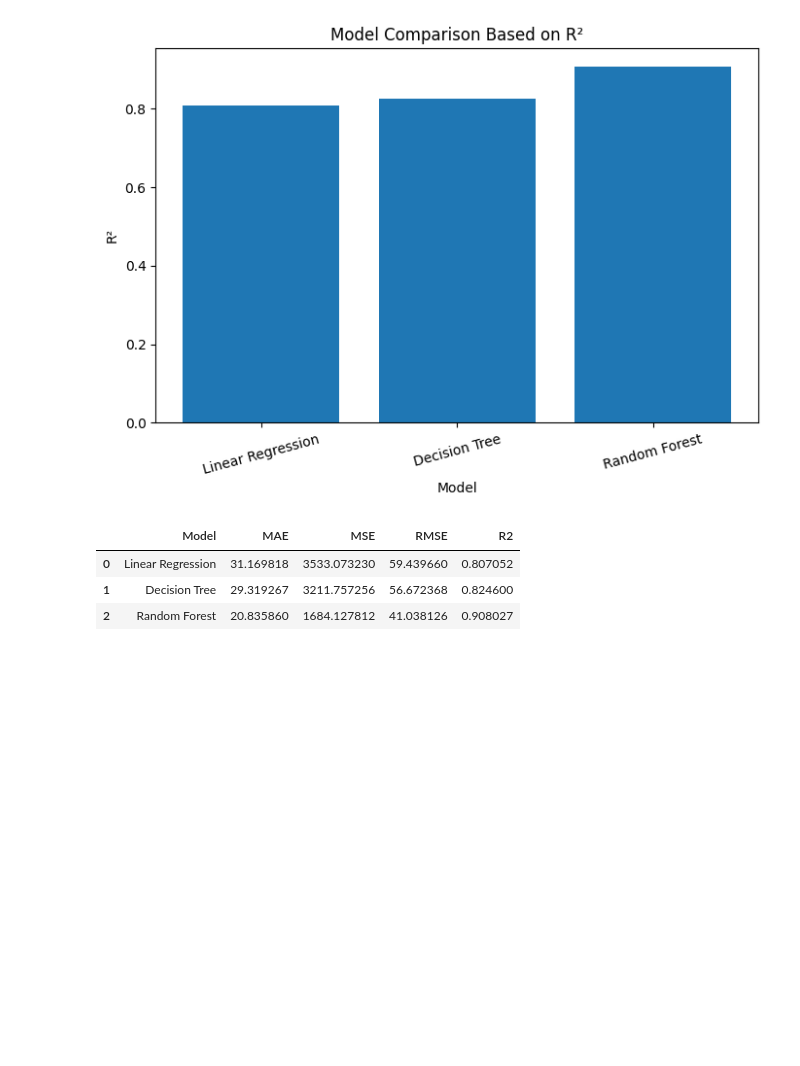
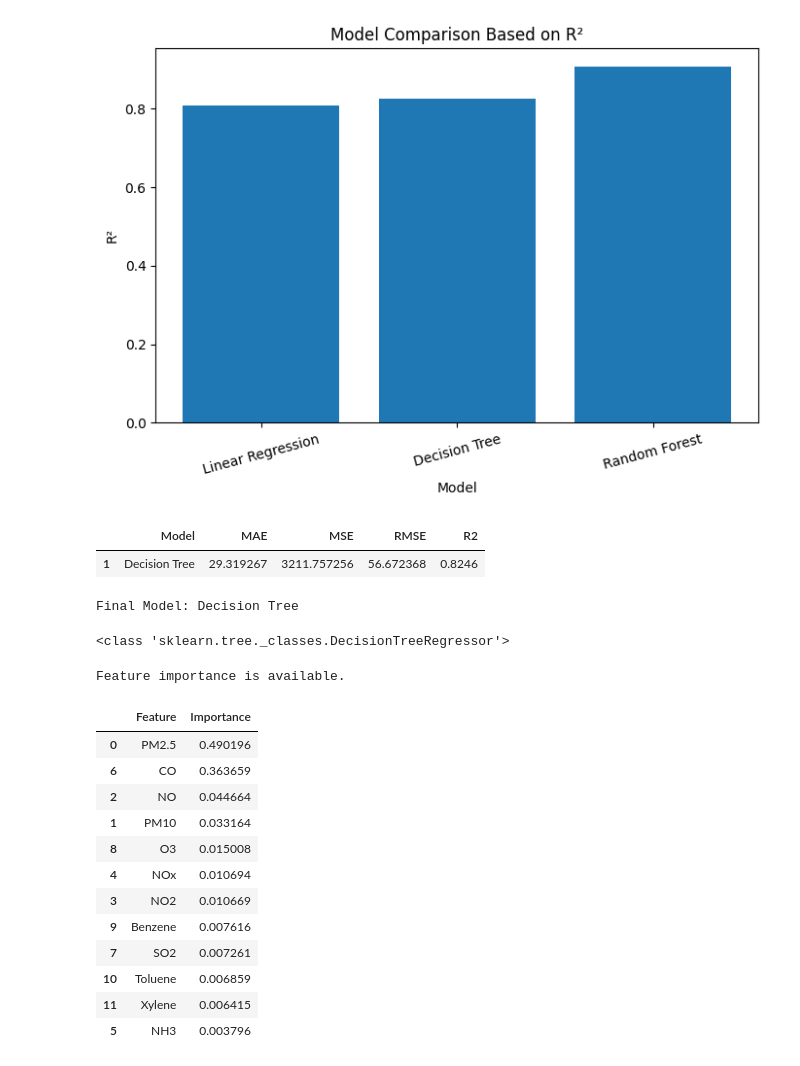
Before and after one commit to omkarsatpute18/AQI-air-quality-prediction, a Jupyter notebook: main.ipynb, the cells around one changed output. Drawn from its saved outputs; the diff is of its cells as text; code cells hidden in the pictures; blank space fills up the shorter version.

```diff
--- a/main.ipynb
+++ b/main.ipynb
@@ -1362,9 +1364,5 @@ plt.show()
 # %% [output]
 [figure]
 # %%
-results
+final_model = forest_pipeline
+final_model_name = "Random Forest"
-# %% [output]
-|  | Model | MAE | MSE | RMSE | R2 |
-| 0 | Linear Regression | 31.169818 | 3533.073230 | 59.439660 | 0.807052 |
-| 1 | Decision Tree | 29.319267 | 3211.757256 | 56.672368 | 0.824600 |
-| 2 | Random Forest | 20.835860 | 1684.127812 | 41.038126 | 0.908027 |
@@ -1370,0 +1380,13 @@ results
+# %%
+final_results = results[
+    results["Model"] == final_model_name
+]
+
+final_results
+# %% [output]
+|  | Model | MAE | MSE | RMSE | R2 |
+| 1 | Decision Tree | 29.319267 | 3211.757256 | 56.672368 | 0.8246 |
+# %%
+print("Final Model:", final_model_name)
+# %% [output]
+Final Model: Decision Tree
@@ -1370,0 +1395,11 @@ results
+# %%
+print(type(trained_model))
+# %% [output]
+<class 'sklearn.tree._classes.DecisionTreeRegressor'>
+# %%
+if hasattr(trained_model, "feature_importances_"):
+    print("Feature importance is available.")
+else:
+    print("This model does not provide built-in feature importance.")
+# %% [output]
+Feature importance is available.
@@ -1370,0 +1418,16 @@ results
+# %%
+importance_df
+# %% [output]
+|  | Feature | Importance |
+| 0 | PM2.5 | 0.490196 |
+| 6 | CO | 0.363659 |
+| 2 | NO | 0.044664 |
+| 1 | PM10 | 0.033164 |
+| 8 | O3 | 0.015008 |
+| 4 | NOx | 0.010694 |
+| 3 | NO2 | 0.010669 |
+| 9 | Benzene | 0.007616 |
+| 7 | SO2 | 0.007261 |
+| 10 | Toluene | 0.006859 |
+| 11 | Xylene | 0.006415 |
+| 5 | NH3 | 0.003796 |
```
Also changed, not shown: parts of 28 cells of this notebook.
